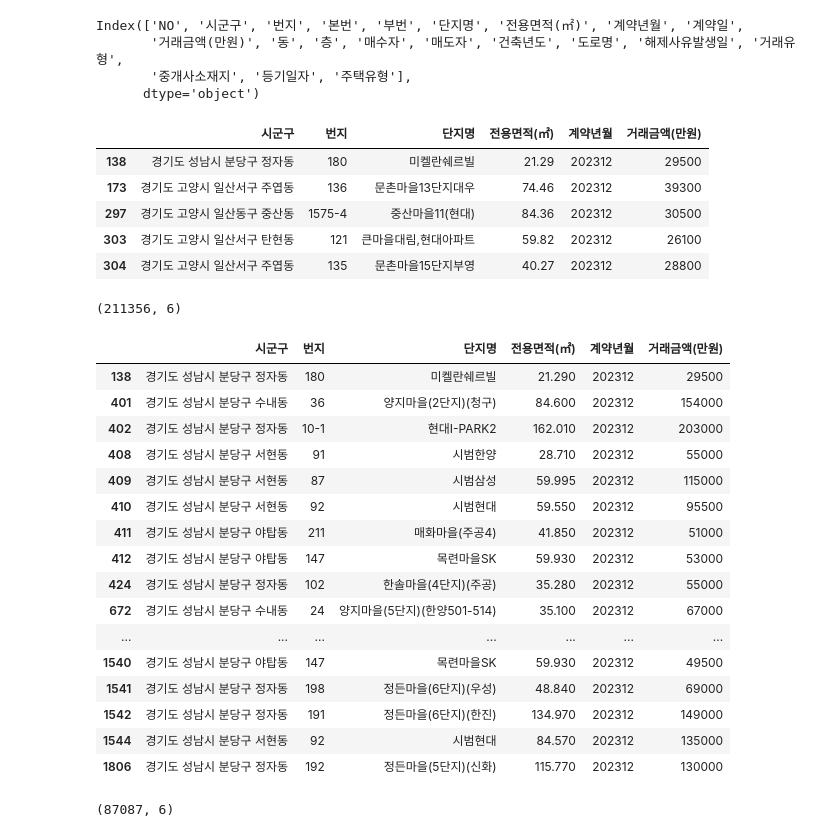
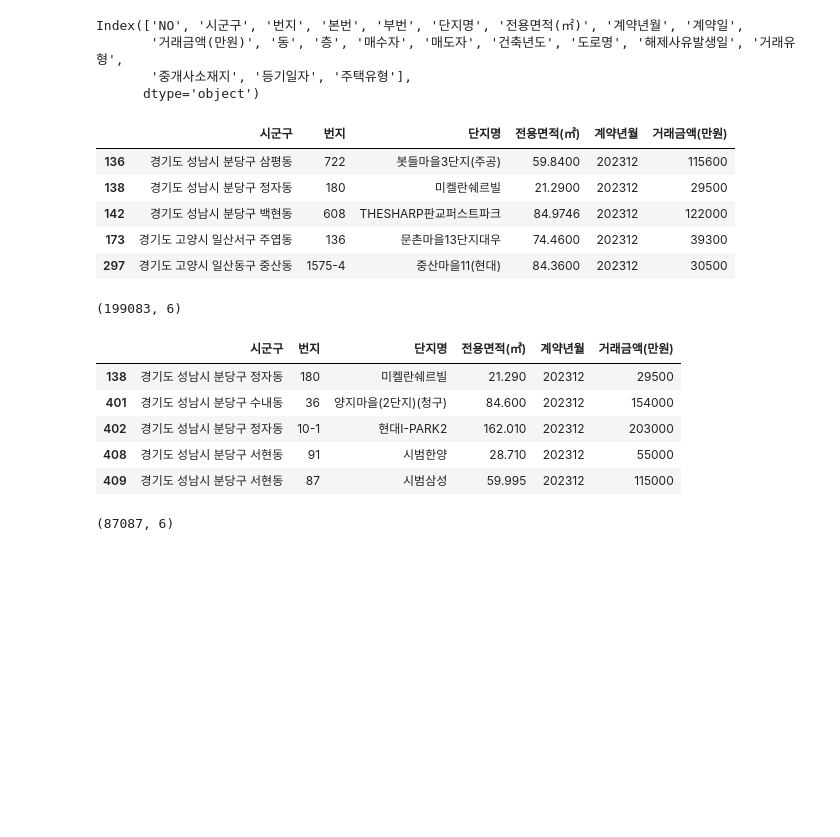
Before and after one commit to SnapishAgent/Ilsan-Investment-Insight, a Jupyter notebook: 아파트 실거래가/apt_price.ipynb, the cells around one changed output. Drawn from its saved outputs; the diff is of its cells as text; code cells hidden in the pictures; blank space fills up the shorter version.

```diff
--- a/아파트 실거래가/apt_price.ipynb
+++ b/아파트 실거래가/apt_price.ipynb
@@ -44,6 +39,11 @@ target_areas = [
     '경기도 고양시 일산서구 주엽동',
     '경기도 고양시 일산서구 대화동',
     '경기도 고양시 일산서구 탄현동'
+    '경기도 성남시 분당구 판교동',
+    '경기도 성남시 분당구 백현동',
+    '경기도 성남시 분당구 삼평동',
+    '경기도 성남시 분당구 운중동',
+    '경기도 성남시 분당구 하산운동',
 ]
 
 # 시군구 컬럼이 target_areas에 포함된 데이터만 필터링
@@ -148,47 +148,41 @@ display(filtered_df.head())
 filtered_df.shape
 # %% [output]
 |  | 시군구 | 번지 | 단지명 | 전용면적(㎡) | 계약년월 | 거래금액(만원) |
-| 138 | 경기도 성남시 분당구 정자동 | 180 | 미켈란쉐르빌 | 21.29 | 202312 | 29500 |
-| 173 | 경기도 고양시 일산서구 주엽동 | 136 | 문촌마을13단지대우 | 74.46 | 202312 | 39300 |
-| 297 | 경기도 고양시 일산동구 중산동 | 1575-4 | 중산마을11(현대) | 84.36 | 202312 | 30500 |
-| 303 | 경기도 고양시 일산서구 탄현동 | 121 | 큰마을대림,현대아파트 | 59.82 | 202312 | 26100 |
-| 304 | 경기도 고양시 일산서구 주엽동 | 135 | 문촌마을15단지부영 | 40.27 | 202312 | 28800 |
+| 136 | 경기도 성남시 분당구 삼평동 | 722 | 봇들마을3단지(주공) | 59.8400 | 202312 | 115600 |
+| 138 | 경기도 성남시 분당구 정자동 | 180 | 미켈란쉐르빌 | 21.2900 | 202312 | 29500 |
+| 142 | 경기도 성남시 분당구 백현동 | 608 | THESHARP판교퍼스트파크 | 84.9746 | 202312 | 122000 |
+| 173 | 경기도 고양시 일산서구 주엽동 | 136 | 문촌마을13단지대우 | 74.4600 | 202312 | 39300 |
+| 297 | 경기도 고양시 일산동구 중산동 | 1575-4 | 중산마을11(현대) | 84.3600 | 202312 | 30500 |
-(211356, 6)
+(199083, 6)
 # %%
 # 필터링할 지역 리스트 생성
 target_bundang = [
     '경기도 성남시 분당구 야탑동',
     '경기도 성남시 분당구 이매동',
     '경기도 성남시 분당구 서현동',
     '경기도 성남시 분당구 분당동',
     '경기도 성남시 분당구 수내동',
     '경기도 성남시 분당구 정자동',
     '경기도 성남시 분당구 금곡동',
     '경기도 성남시 분당구 구미동',
 ]
 
 # 시군구 컬럼이 target_areas에 포함된 데이터만 필터링
 bundang_df = filtered_df[filtered_df['시군구'].isin(target_bundang)]
-display(bundang_df.head(30))
+display(bundang_df.head())
 bundang_df.shape
+
+# 계약년월이 2007인 데이터만 필터링
+# bundang_df_2007 = bundang_df[(bundang_df['계약년월'] // 100) == 2007]
+# display(bundang_df_2007)
+# bundang_df_2007.shape
 # %% [output]
 |  | 시군구 | 번지 | 단지명 | 전용면적(㎡) | 계약년월 | 거래금액(만원) |
 | 138 | 경기도 성남시 분당구 정자동 | 180 | 미켈란쉐르빌 | 21.290 | 202312 | 29500 |
 | 401 | 경기도 성남시 분당구 수내동 | 36 | 양지마을(2단지)(청구) | 84.600 | 202312 | 154000 |
 | 402 | 경기도 성남시 분당구 정자동 | 10-1 | 현대I-PARK2 | 162.010 | 202312 | 203000 |
 | 408 | 경기도 성남시 분당구 서현동 | 91 | 시범한양 | 28.710 | 202312 | 55000 |
 | 409 | 경기도 성남시 분당구 서현동 | 87 | 시범삼성 | 59.995 | 202312 | 115000 |
-| 410 | 경기도 성남시 분당구 서현동 | 92 | 시범현대 | 59.550 | 202312 | 95500 |
-| 411 | 경기도 성남시 분당구 야탑동 | 211 | 매화마을(주공4) | 41.850 | 202312 | 51000 |
-| 412 | 경기도 성남시 분당구 야탑동 | 147 | 목련마을SK | 59.930 | 202312 | 53000 |
-| 424 | 경기도 성남시 분당구 정자동 | 102 | 한솔마을(4단지)(주공) | 35.280 | 202312 | 55000 |
-| 672 | 경기도 성남시 분당구 수내동 | 24 | 양지마을(5단지)(한양501-514) | 35.100 | 202312 | 67000 |
-| ... | ... | ... | ... | ... | ... | ... |
-| 1540 | 경기도 성남시 분당구 야탑동 | 147 | 목련마을SK | 59.930 | 202312 | 49500 |
-| 1541 | 경기도 성남시 분당구 정자동 | 198 | 정든마을(6단지)(우성) | 48.840 | 202312 | 69000 |
-| 1542 | 경기도 성남시 분당구 정자동 | 191 | 정든마을(6단지)(한진) | 134.970 | 202312 | 149000 |
-| 1544 | 경기도 성남시 분당구 서현동 | 92 | 시범현대 | 84.570 | 202312 | 135000 |
-| 1806 | 경기도 성남시 분당구 정자동 | 192 | 정든마을(5단지)(신화) | 115.770 | 202312 | 130000 |
 (87087, 6)
 # %%
 import seaborn as sns
```
Also changed, not shown: parts of 9 cells of this notebook, 1 other file.
